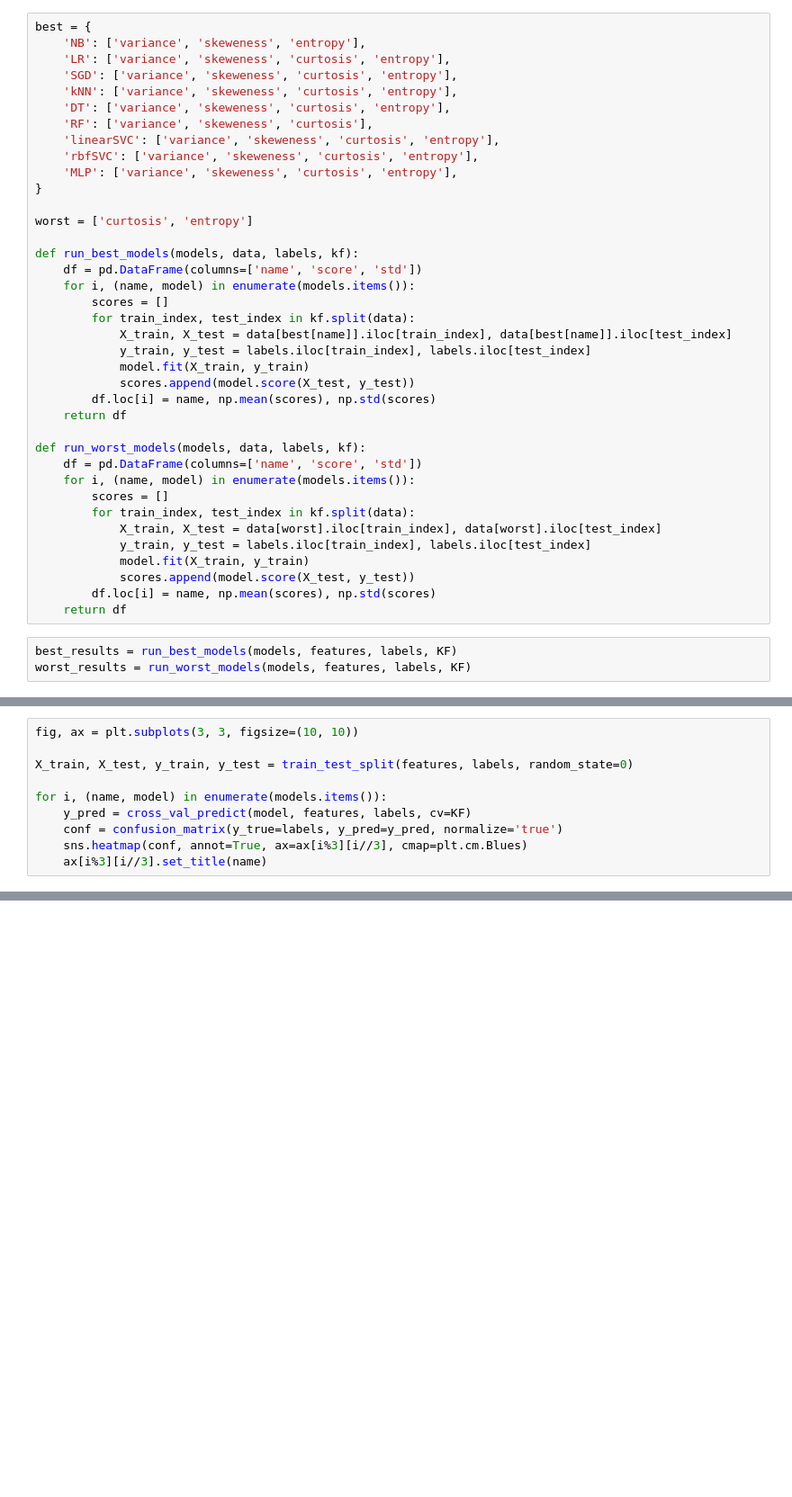
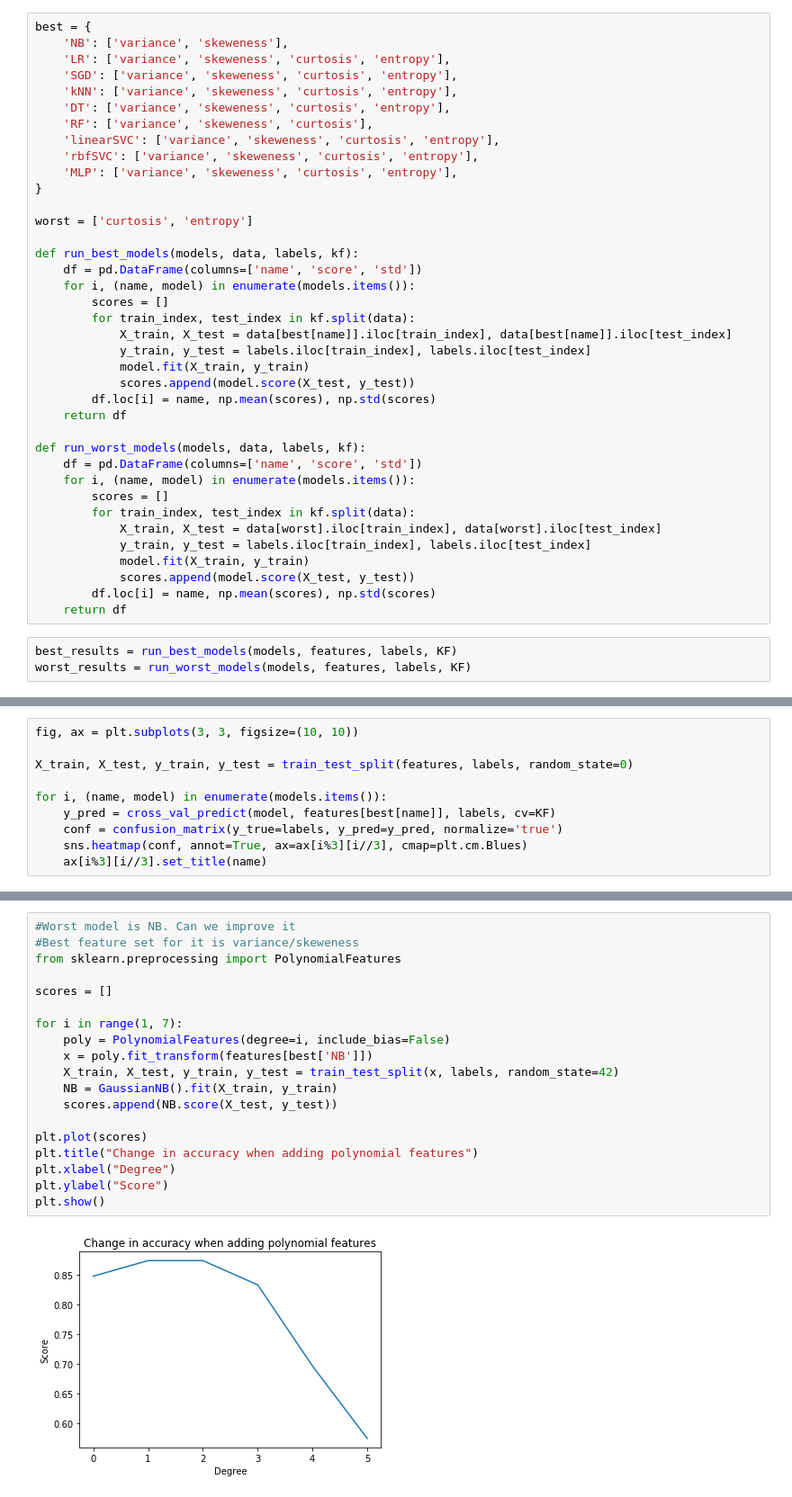
Before and after one commit to EGoms/4442, a Jupyter notebook: banknotes.ipynb, the cells around one changed output, grey strips where cells are left out. Shown: that part at 90% size. Cells and saved outputs as stored; diff of their text form; blank space fills up the shorter version.

```diff
--- a/banknotes.ipynb
+++ b/banknotes.ipynb
@@ -111,6 +126,6 @@ ipd.display(format_scores(scores, 1))
 # %%
 best = {
-    'NB': ['variance', 'skeweness', 'entropy'],
+    'NB': ['variance', 'skeweness'],
     'LR': ['variance', 'skeweness', 'curtosis', 'entropy'],
     'SGD': ['variance', 'skeweness', 'curtosis', 'entropy'],
     'kNN': ['variance', 'skeweness', 'curtosis', 'entropy'],
@@ -171,9 +186,30 @@ fig, ax = plt.subplots(3, 3, figsize=(10, 10))
 X_train, X_test, y_train, y_test = train_test_split(features, labels, random_state=0)
 
 for i, (name, model) in enumerate(models.items()):
-    y_pred = cross_val_predict(model, features, labels, cv=KF)
+    y_pred = cross_val_predict(model, features[best[name]], labels, cv=KF)
     conf = confusion_matrix(y_true=labels, y_pred=y_pred, normalize='true')
     sns.heatmap(conf, annot=True, ax=ax[i%3][i//3], cmap=plt.cm.Blues)
     ax[i%3][i//3].set_title(name)
 # %% [output]
 [figure]
+# %%
+#Worst model is NB. Can we improve it
+#Best feature set for it is variance/skeweness
+from sklearn.preprocessing import PolynomialFeatures
+
+scores = []
+
+for i in range(1, 7):
+    poly = PolynomialFeatures(degree=i, include_bias=False)
+    x = poly.fit_transform(features[best['NB']])
+    X_train, X_test, y_train, y_test = train_test_split(x, labels, random_state=42)
+    NB = GaussianNB().fit(X_train, y_train)
+    scores.append(NB.score(X_test, y_test))
+
+plt.plot(scores)
+plt.title("Change in accuracy when adding polynomial features")
+plt.xlabel("Degree")
+plt.ylabel("Score")
+plt.show()
+# %% [output]
+[figure, added]
```
Also changed, not shown: parts of 4 cells of this notebook.
